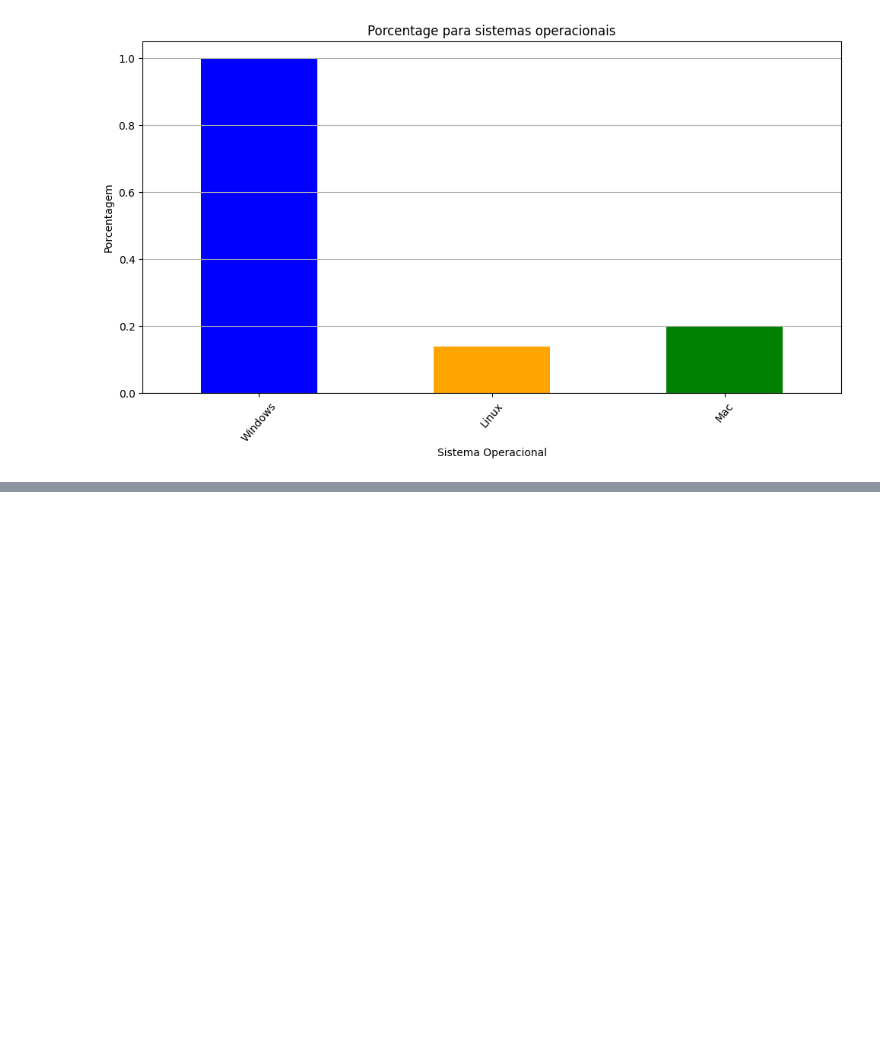
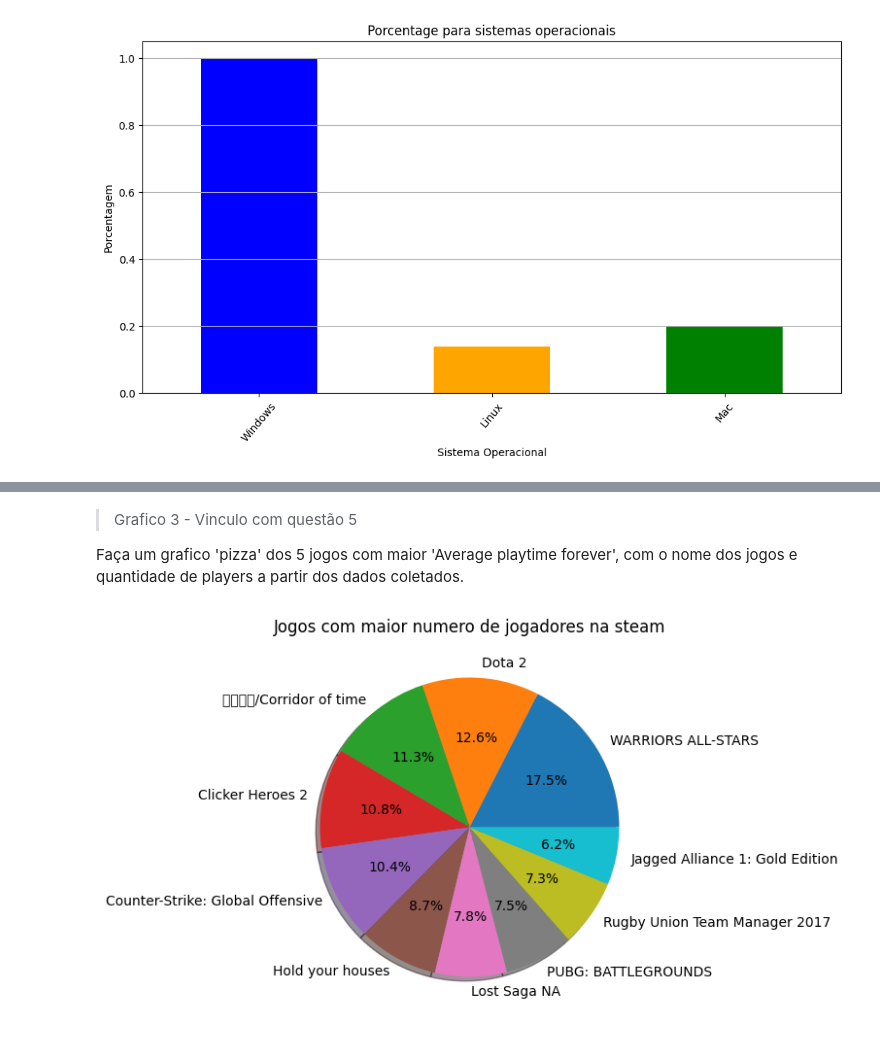
Before and after one commit to FelipePinheiro964/PUCRS---Fase-2---Steam-Games, a Jupyter notebook: PUCRS_Fase_2_Steam_games.ipynb, the cells around one changed output, grey strips where cells are left out. Drawn from its saved outputs; the diff is of its cells as text; code cells hidden in the pictures; blank space fills up the shorter version.

Commit message:
Questão 5 e grafico 3 finalizados.

```diff
--- a/PUCRS_Fase_2_Steam_games.ipynb
+++ b/PUCRS_Fase_2_Steam_games.ipynb
@@ -287,0 +341,22 @@ dtype: float64
+# %%
+# Para nao perder dados, cria uma copia da tabela
+tabela_copy = tabela.copy()
+
+# Procura todos os generos Action
+mask = tabela_copy['Genres'].str.contains('Action', case=False, na=False)
+
+# Cria uma variavel RPG para facilitar leitura
+Action = tabela_copy[mask]
+
+# Retira qualquer genero None presente
+Action = Action.dropna(subset=['Genres'])
+
+# Mostra os arquivos presentes
+print('Neste arquivo, temos:')
+display(Action)
+
+if 'Average playtime forever' in Action.columns:
+  max_players = Action.sort_values(by='Average playtime forever', ascending=False).head(10)
+
+print('Os 10 jogos com maior numero de tempo de jogo')
+display(max_players[['Name', 'Average playtime forever']])
@@ -629,0 +489,18 @@ Neste arquivo, temos:
+# %% [markdown]
+
+
+> Grafico 3 - Vinculo com questão 5
+
+Faça um grafico 'pizza' dos 5 jogos com maior 'Average playtime forever', com o nome dos jogos e quantidade de players a partir dos dados coletados.
+# %%
+#Variaveis para escritas dentro do grafico
+nome_jogos = max_players['Name']
+jogadores_playtime = max_players['Average playtime forever']
+
+plt.rcParams['font.family'] = 'DejaVu Sans' # Fonte definida para caso de escrita estrangeira
+plt.figure(figsize=(10,5))
+plt.pie(jogadores_playtime, labels=nome_jogos, autopct='%1.1f%%', shadow=True)
+plt.title('Jogos com maior numero de jogadores na steam')
+plt.show()
+# %% [output]
+[figure, added]
```
Also changed, not shown: parts of 23 cells of this notebook.
